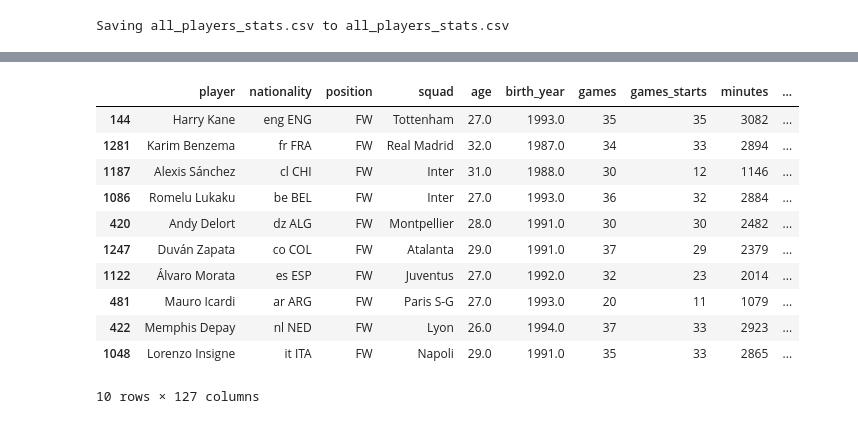
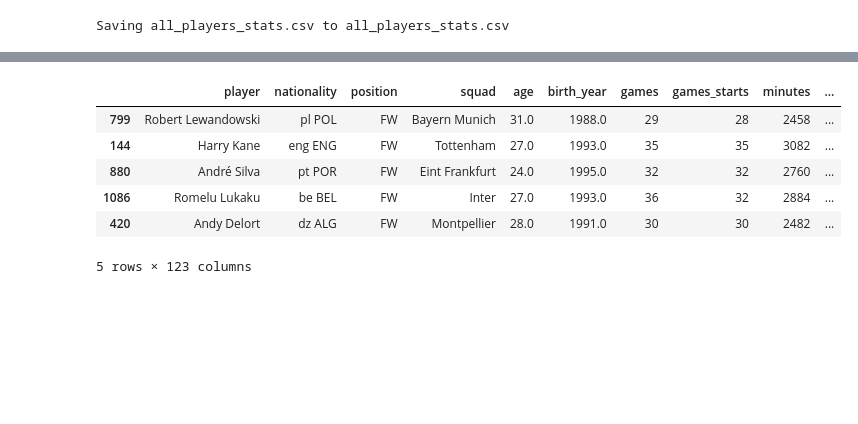
Before and after one commit to shreyansh273/Football-Scouting, a Jupyter notebook: Player_clustering.ipynb, the cells around one changed output, grey strips where cells are left out. Saved outputs shown, nothing was run; the diff lists cells and outputs as text; code cells hidden in the pictures; blank space fills up the shorter version.

```diff
--- a/Player_clustering.ipynb
+++ b/Player_clustering.ipynb
@@ -29,6 +50,6 @@ player_stats.head(2)
 # %%
-player_stats = player_stats.loc[player_stats.games_starts>10]
-player_stats.head(2)
+player_stats2 = player_stats2.loc[player_stats2.games_starts>10]
+player_stats2.head(2)
 # %% [output]
 |  | player | nationality | position | squad | age | birth_year | games | games_starts | minutes | ... |
 | 0 | Patrick van Aanholt | nl NED | DF | Crystal Palace | 29.0 | 1990.0 | 22 | 20 | 1777 | ... |
@@ -42,0 +68,5 @@ forwards_cluster_data.head(1)
+# %%
+req_cols = ["player"]+player_stats2.columns[np.arange(26,len(player_stats2.columns))].tolist()
+req_cols.remove("League")
+forwards_cluster_data = player_stats2.loc[player_stats2.position == "FW", req_cols]
+forwards_cluster_data.head(1)
@@ -106,19 +174,15 @@ ax.plot(errors)
 # %%
-player_stats = player_stats.merge(forwards_cluster_data[["player","cluster_8"]], how='left', on="player")
+player_stats2 = player_stats2.merge(forwards_cluster_data[["player","cluster_8"]], how='left', on="player")
 # %%
-player_stats.rename(columns = {"cluster_8":"fw_cluster"}, inplace=True)
+player_stats2.rename(columns = {"cluster_8":"fw_cluster"}, inplace=True)
 # %%
-player_stats[player_stats.fw_cluster == player_stats.loc[player_stats.player.str.contains("Kane"),"fw_cluster"].tolist()[0]].sort_values("goals_assists_pens_per90", ascending=False).head(20)
+player_alt_stats = player_stats2[player_stats2.fw_cluster == player_stats2.loc[player_stats2.player.str.contains("Kane"),"fw_cluster"].tolist()[0]].sort_values("goals_assists_pens_per90", ascending=False)
+player_alt_stats.head()
 # %% [output]
 |  | player | nationality | position | squad | age | birth_year | games | games_starts | minutes | ... |
+| 799 | Robert Lewandowski | pl POL | FW | Bayern Munich | 31.0 | 1988.0 | 29 | 28 | 2458 | ... |
 | 144 | Harry Kane | eng ENG | FW | Tottenham | 27.0 | 1993.0 | 35 | 35 | 3082 | ... |
-| 1281 | Karim Benzema | fr FRA | FW | Real Madrid | 32.0 | 1987.0 | 34 | 33 | 2894 | ... |
-| 1187 | Alexis Sánchez | cl CHI | FW | Inter | 31.0 | 1988.0 | 30 | 12 | 1146 | ... |
+| 880 | André Silva | pt POR | FW | Eint Frankfurt | 24.0 | 1995.0 | 32 | 32 | 2760 | ... |
 | 1086 | Romelu Lukaku | be BEL | FW | Inter | 27.0 | 1993.0 | 36 | 32 | 2884 | ... |
 | 420 | Andy Delort | dz ALG | FW | Montpellier | 28.0 | 1991.0 | 30 | 30 | 2482 | ... |
-| 1247 | Duván Zapata | co COL | FW | Atalanta | 29.0 | 1991.0 | 37 | 29 | 2379 | ... |
-| 1122 | Álvaro Morata | es ESP | FW | Juventus | 27.0 | 1992.0 | 32 | 23 | 2014 | ... |
-| 481 | Mauro Icardi | ar ARG | FW | Paris S-G | 27.0 | 1993.0 | 20 | 11 | 1079 | ... |
-| 422 | Memphis Depay | nl NED | FW | Lyon | 26.0 | 1994.0 | 37 | 33 | 2923 | ... |
-| 1048 | Lorenzo Insigne | it ITA | FW | Napoli | 29.0 | 1991.0 | 35 | 33 | 2865 | ... |
-10 rows × 127 columns
+5 rows × 123 columns
```
Also changed, not shown: parts of 15 cells of this notebook.
